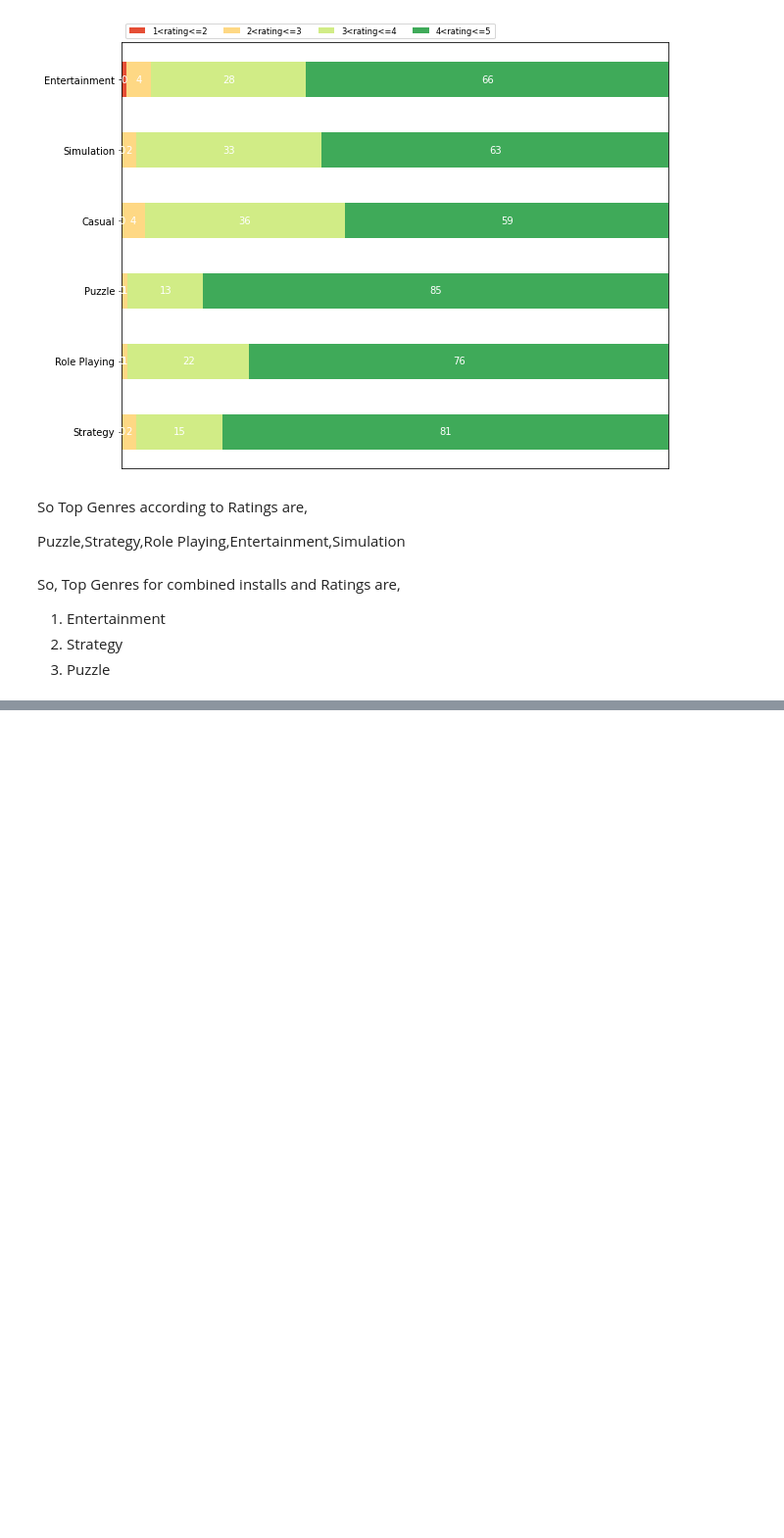
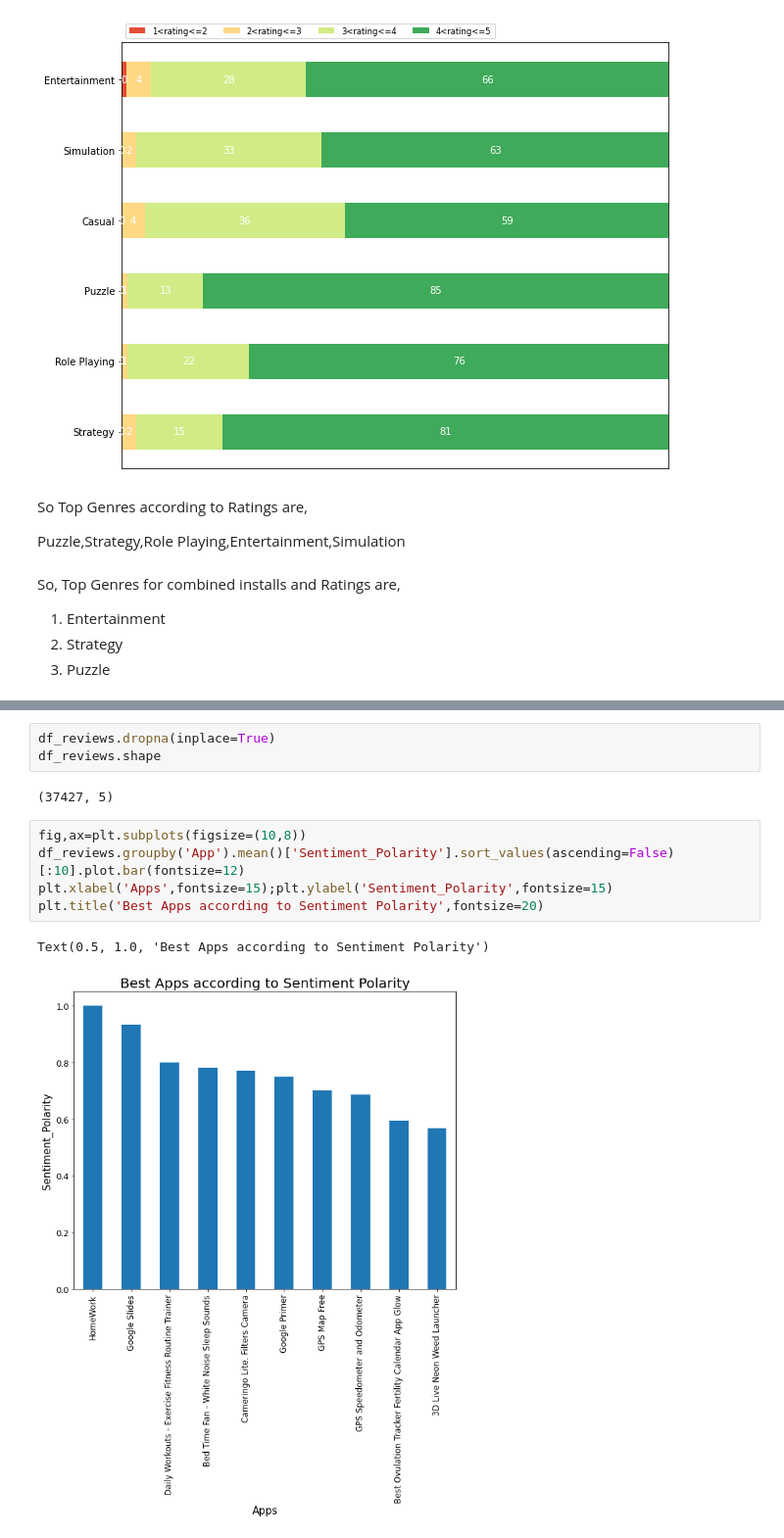
Before and after one commit to iMrugesh9/EDA_Playstore_Data, a Jupyter notebook: Play_Store_App_Review_Analysis(Mrugesh_Patel).ipynb, the cells around one changed output, grey strips where cells are left out. Shown at 98% size. Saved outputs shown, nothing was run; the diff lists cells and outputs as text; blank space fills up the shorter version.

```diff
--- a/Play_Store_App_Review_Analysis(Mrugesh_Patel).ipynb
+++ b/Play_Store_App_Review_Analysis(Mrugesh_Patel).ipynb
@@ -803,0 +926,13 @@ So, Top Genres for combined installs and Ratings are,
+# %%
+df_reviews.dropna(inplace=True)
+df_reviews.shape
+# %% [output]
+(37427, 5)
+# %%
+fig,ax=plt.subplots(figsize=(10,8))
+df_reviews.groupby('App').mean()['Sentiment_Polarity'].sort_values(ascending=False)[:10].plot.bar(fontsize=12)
+plt.xlabel('Apps',fontsize=15);plt.ylabel('Sentiment_Polarity',fontsize=15)
+plt.title('Best Apps according to Sentiment Polarity',fontsize=20)
+# %% [output]
+Text(0.5, 1.0, 'Best Apps according to Sentiment Polarity')
+[figure, added]
```
Also changed, not shown: parts of 15 cells of this notebook.
